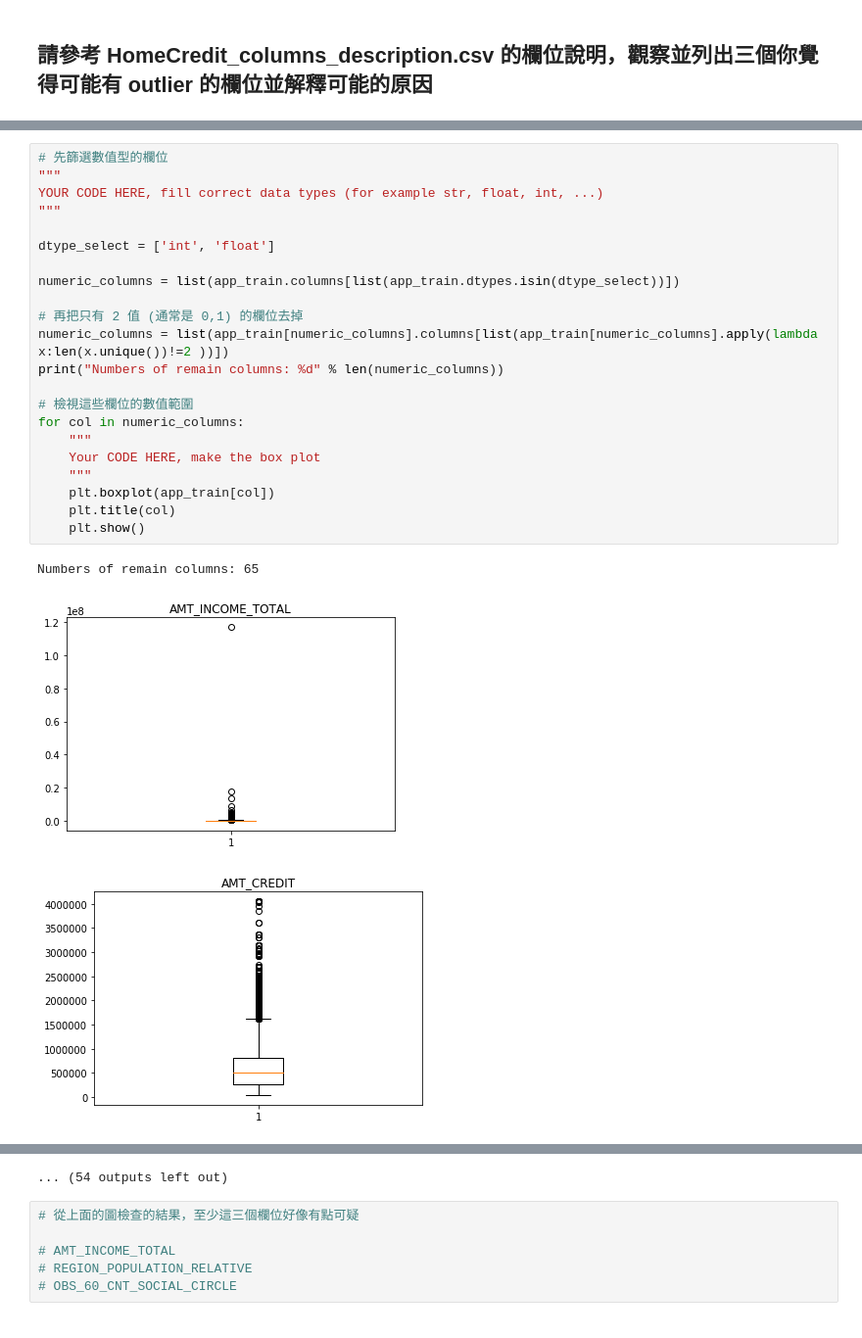
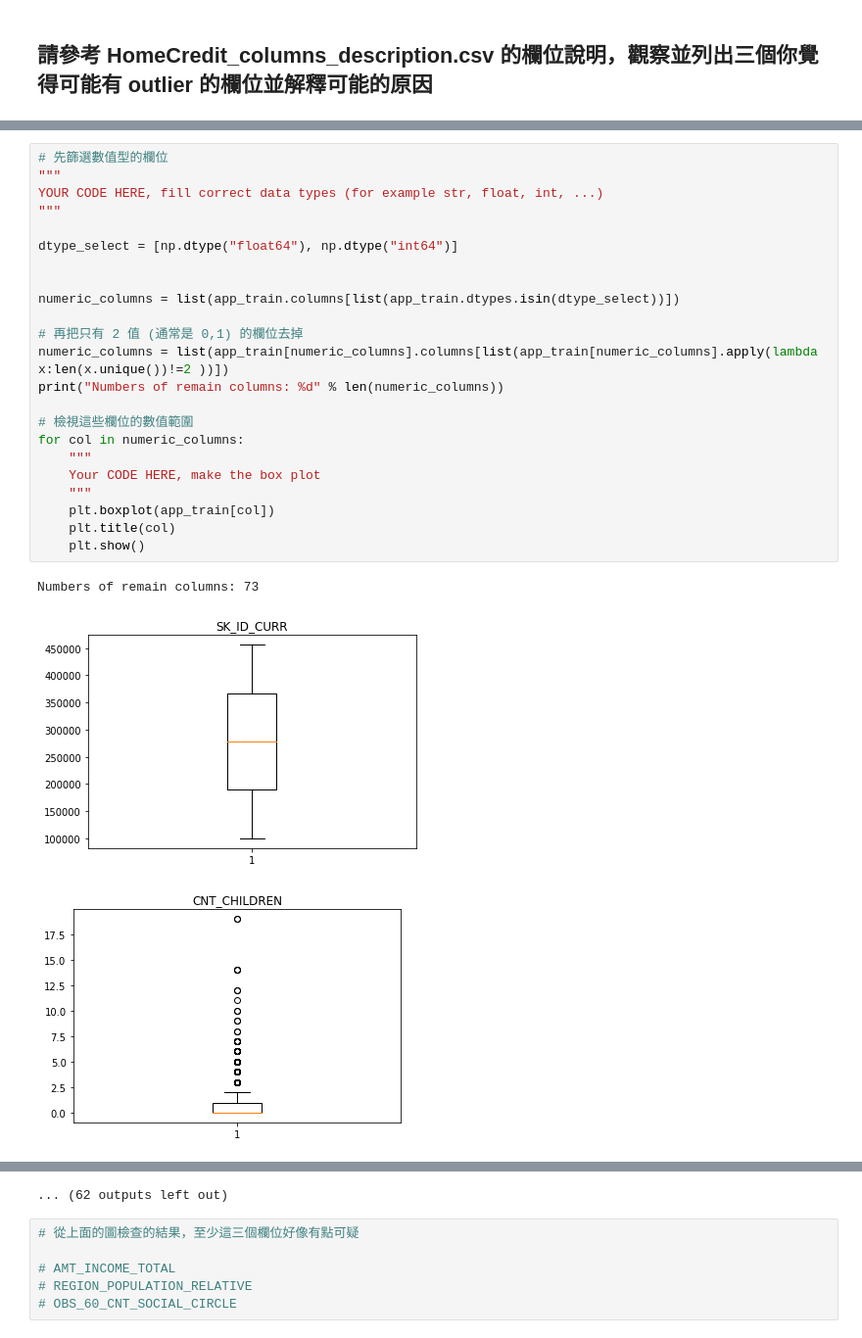
Before and after one commit to ktlin318/ML100Days, a Jupyter notebook: homework/Day_009_HW.ipynb, the cells around one changed output, grey strips where cells are left out. Shown at 98% size. Cells and saved outputs as stored; diff of their text form.

```diff
--- a/homework/Day_009_HW.ipynb
+++ b/homework/Day_009_HW.ipynb
@@ -51,26 +40,27 @@ dtype_df
 # %%
 # 先篩選數值型的欄位
 """
 YOUR CODE HERE, fill correct data types (for example str, float, int, ...)
 """
 
-dtype_select = ['int', 'float']
+dtype_select = [np.dtype("float64"), np.dtype("int64")]
+
 
 numeric_columns = list(app_train.columns[list(app_train.dtypes.isin(dtype_select))])
 
 # 再把只有 2 值 (通常是 0,1) 的欄位去掉
 numeric_columns = list(app_train[numeric_columns].columns[list(app_train[numeric_columns].apply(lambda x:len(x.unique())!=2 ))])
 print("Numbers of remain columns: %d" % len(numeric_columns))
 
 # 檢視這些欄位的數值範圍
 for col in numeric_columns:
     """
     Your CODE HERE, make the box plot
     """
     plt.boxplot(app_train[col])
     plt.title(col)
     plt.show()
 # %% [output]
-Numbers of remain columns: 65
+Numbers of remain columns: 73
-[figure, old version]
+[figure, new version]
-[figure, old version]
+[figure, new version]
@@ -86,4 +76,4 @@ Numbers of remain columns: 65
-... (54 outputs left out)
+... (62 outputs left out)
 # %%
 # 從上面的圖檢查的結果，至少這三個欄位好像有點可疑
 
```
Also changed, not shown: parts of 6 cells of this notebook.
